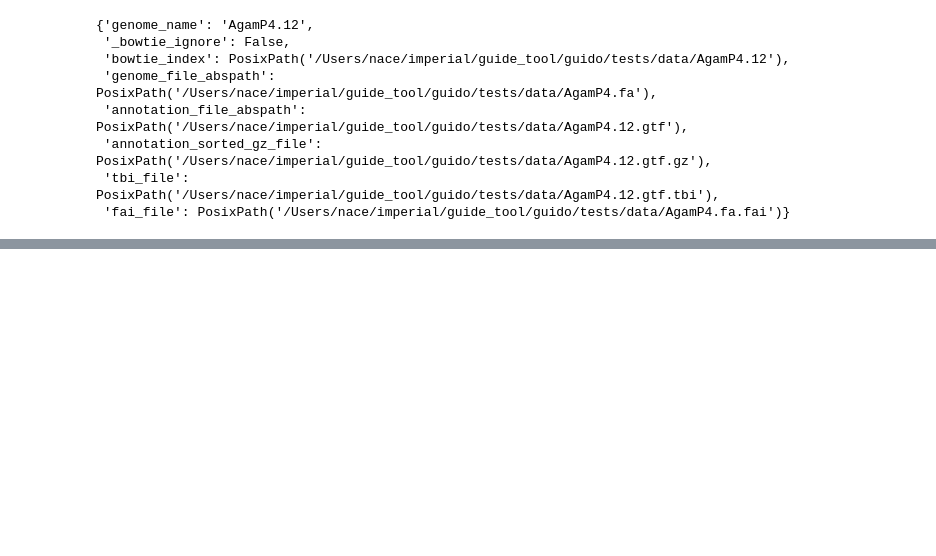
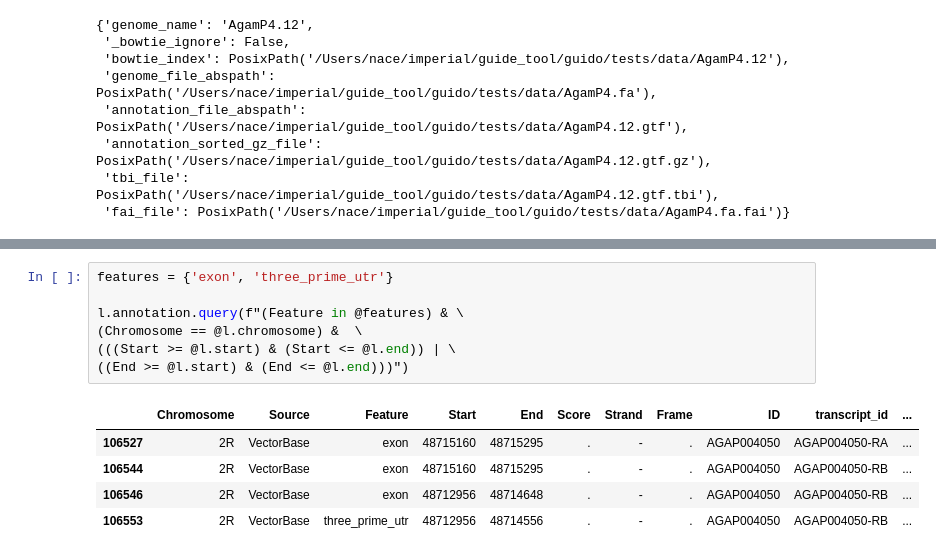
Before and after one commit to nkran/guido, a Jupyter notebook: test API.ipynb, the cells around one changed output, grey strips where cells are left out. Drawn from its saved outputs; the diff is of its cells as text; blank space fills up the shorter version.

```diff
--- a/test API.ipynb
+++ b/test API.ipynb
@@ -130,0 +342,13 @@ CATAATCTGAACATGTTTGATG
+# %%
+features = {'exon', 'three_prime_utr'}
+
+l.annotation.query(f"(Feature in @features) & \
+(Chromosome == @l.chromosome) &  \
+(((Start >= @l.start) & (Start <= @l.end)) | \
+((End >= @l.start) & (End <= @l.end)))")
+# %% [output]
+|  | Chromosome | Source | Feature | Start | End | Score | Strand | Frame | ID | transcript_id | ... |
+| 106527 | 2R | VectorBase | exon | 48715160 | 48715295 | . | - | . | AGAP004050 | AGAP004050-RA | ... |
+| 106544 | 2R | VectorBase | exon | 48715160 | 48715295 | . | - | . | AGAP004050 | AGAP004050-RB | ... |
+| 106546 | 2R | VectorBase | exon | 48712956 | 48714648 | . | - | . | AGAP004050 | AGAP004050-RB | ... |
+| 106553 | 2R | VectorBase | three_prime_utr | 48712956 | 48714556 | . | - | . | AGAP004050 | AGAP004050-RB | ... |
```
Also changed, not shown: parts of 36 cells of this notebook, 12 other files.
